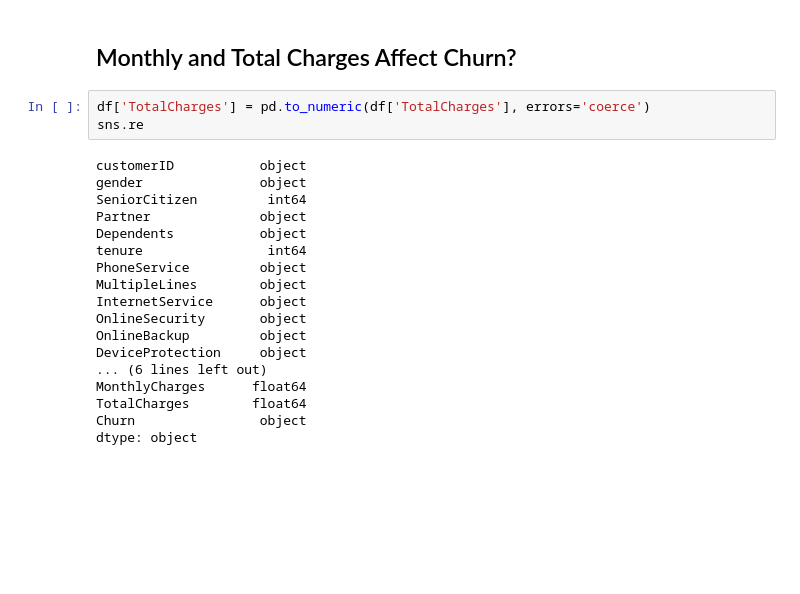
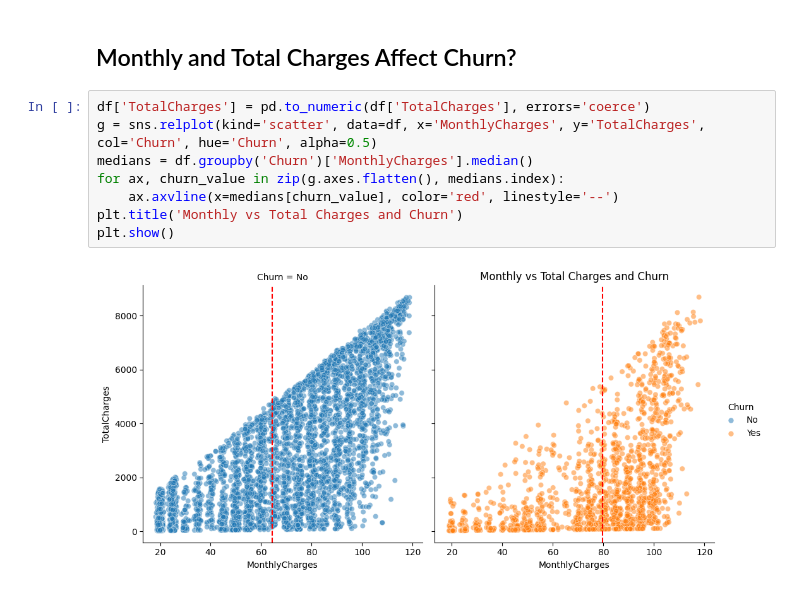
Before and after one commit to cafesmire/notebooks, a Jupyter notebook: telco_customer_churn/telco_customer_churn.ipynb, the cells around one changed output. Cells and saved outputs as stored; diff of their text form; blank space fills up the shorter version.

Commit message:
Explore monthly/total cost vs churn distributions

```diff
--- a/telco_customer_churn/telco_customer_churn.ipynb
+++ b/telco_customer_churn/telco_customer_churn.ipynb
@@ -178,22 +178,11 @@ plt.show()
 ## Monthly and Total Charges Affect Churn?
 # %%
 df['TotalCharges'] = pd.to_numeric(df['TotalCharges'], errors='coerce')
-sns.re
+g = sns.relplot(kind='scatter', data=df, x='MonthlyCharges', y='TotalCharges', col='Churn', hue='Churn', alpha=0.5)
+medians = df.groupby('Churn')['MonthlyCharges'].median()
+for ax, churn_value in zip(g.axes.flatten(), medians.index):
+    ax.axvline(x=medians[churn_value], color='red', linestyle='--')
+plt.title('Monthly vs Total Charges and Churn')
+plt.show()
 # %% [output]
-customerID           object
-gender               object
-SeniorCitizen         int64
-Partner              object
-Dependents           object
-tenure                int64
-PhoneService         object
-MultipleLines        object
-InternetService      object
-OnlineSecurity       object
-OnlineBackup         object
-DeviceProtection     object
-... (6 lines left out)
-MonthlyCharges      float64
-TotalCharges        float64
-Churn                object
-dtype: object
+[figure, added]
```
Also changed, not shown: parts of 1 cell of this notebook, 1 other file.
